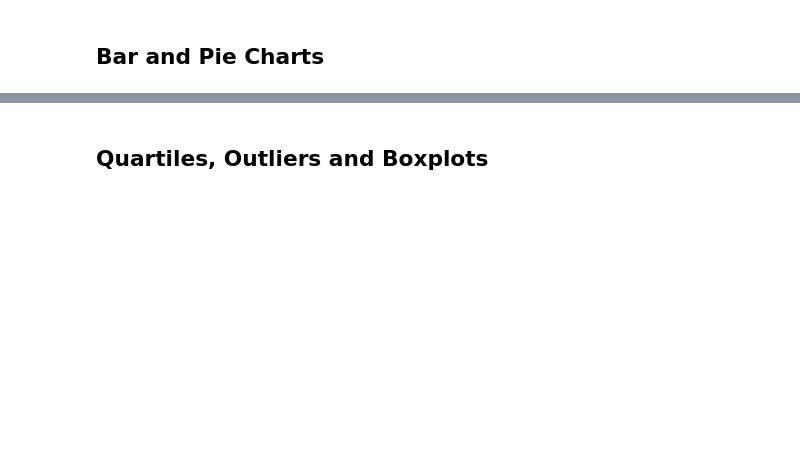
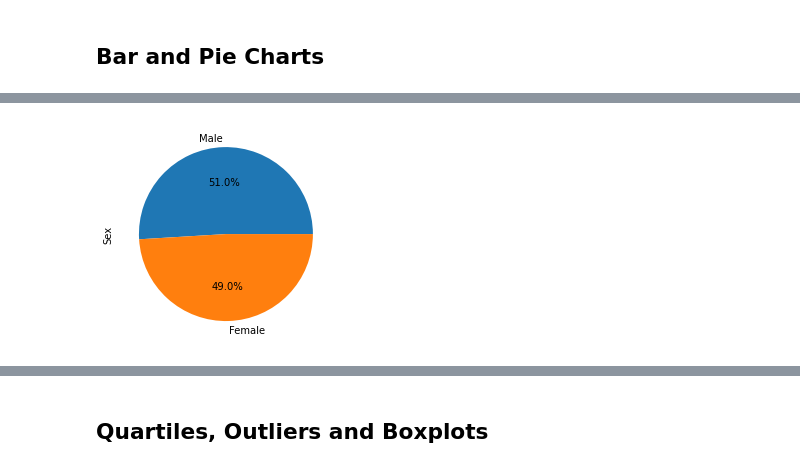
Before and after one commit to Trumane12311/matplotlib-challenge, a Jupyter notebook: Pymaceuticals/pymaceuticals_starter.ipynb, the cells around one changed output, grey strips where cells are left out. Cells and saved outputs as stored; diff of their text form; code cells hidden in the pictures; blank space fills up the shorter version.

```diff
--- a/Pymaceuticals/pymaceuticals_starter.ipynb
+++ b/Pymaceuticals/pymaceuticals_starter.ipynb
@@ -167,4 +166,11 @@ drug_group_df = drug_group_df.rename(index={0: 'Capomulin' ,1: 'Ceftamin', 2: 'I
 # %%
 # Generate a pie plot showing the distribution of female versus male mice using pandas
+mouse_count = clean_mouse_study_df['Sex'].value_counts()
+
+
+mouse_count.plot(kind="pie", autopct='%1.1f%%')
+plt.show()
+# %% [output]
+[figure, added]
 # %%
 # Generate a pie plot showing the distribution of female versus male mice using pyplot
```
Also changed, not shown: parts of 20 cells of this notebook.
